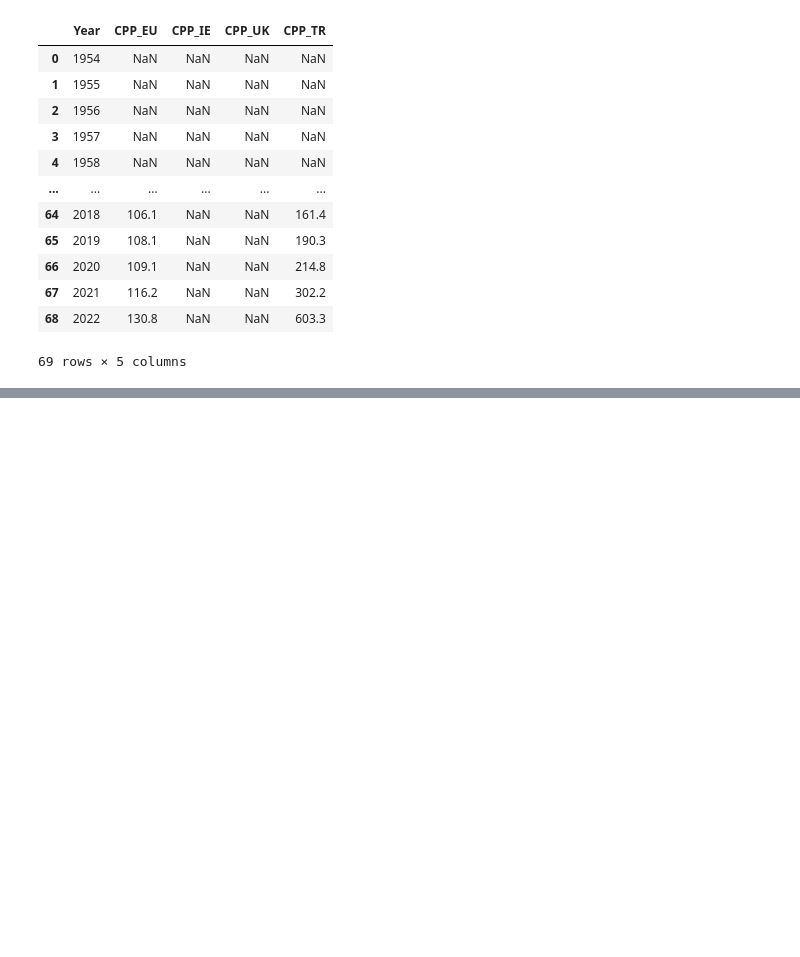
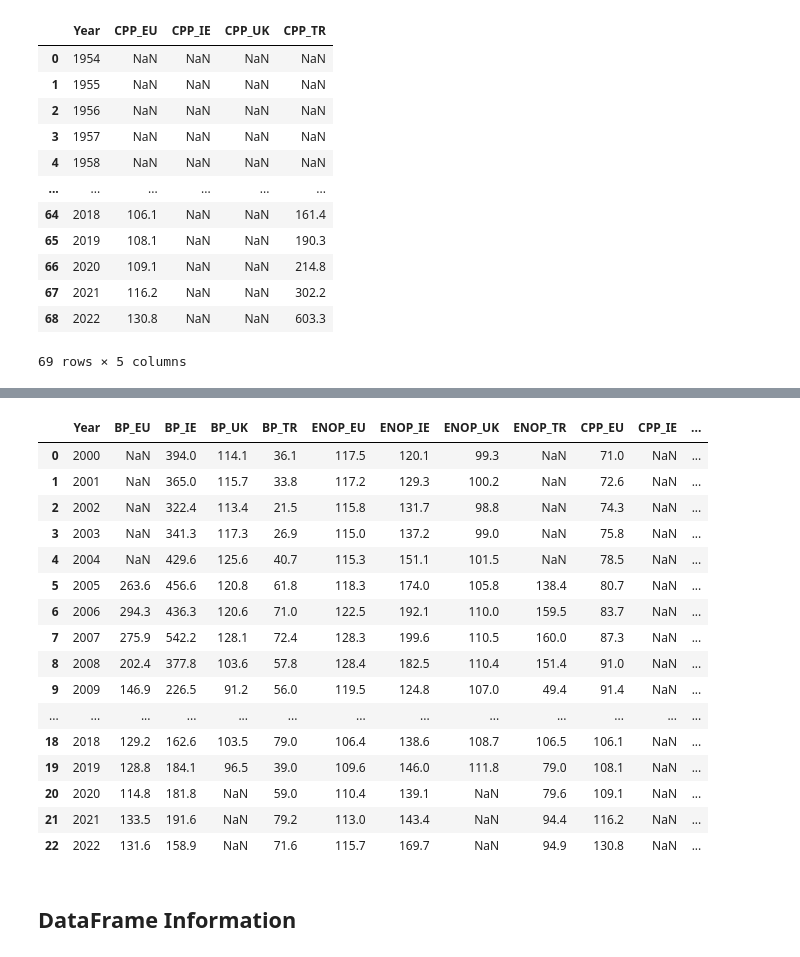
Before and after one commit to mzmalkoc/S1CA2_2023034, a Jupyter notebook: CA2_2023034.ipynb, the cells around one changed output, grey strips where cells are left out. Drawn from its saved outputs; the diff is of its cells as text; code cells hidden in the pictures; blank space fills up the shorter version.

Commit message:
DataFrame is almost ready !

```diff
--- a/CA2_2023034.ipynb
+++ b/CA2_2023034.ipynb
@@ -817,0 +893,4 @@ ConstructionProducePrice.isnull().sum().sum()
+# %%
+# 2023034 - MAHMUT ZAHID MALKOC
+EmploymentNumberOfPersons['Year'] = EmploymentNumberOfPersons['Year'].astype('int64')
+EmploymentNumberOfPersons.dtypes
@@ -817,0 +907,4 @@ ConstructionProducePrice.isnull().sum().sum()
+# %%
+# 2023034 - MAHMUT ZAHID MALKOC
+ConstructionProducePrice['Year'] = ConstructionProducePrice['Year'].astype('int64')
+ConstructionProducePrice.dtypes
@@ -817,0 +918,4 @@ ConstructionProducePrice.isnull().sum().sum()
+# %%
+# 2023034 - MAHMUT ZAHID MALKOC
+merged_df = BuildingsPermits.merge(EmploymentNumberOfPersons, on="Year")
+merged_df
@@ -817,0 +940,24 @@ ConstructionProducePrice.isnull().sum().sum()
+# %%
+# 2023034 - MAHMUT ZAHID MALKOC
+df = merged_df.merge(ConstructionProducePrice, on="Year")
+df
+# %% [output]
+|  | Year | BP_EU | BP_IE | BP_UK | BP_TR | ENOP_EU | ENOP_IE | ENOP_UK | ENOP_TR | CPP_EU | CPP_IE | ... |
+| 0 | 2000 | NaN | 394.0 | 114.1 | 36.1 | 117.5 | 120.1 | 99.3 | NaN | 71.0 | NaN | ... |
+| 1 | 2001 | NaN | 365.0 | 115.7 | 33.8 | 117.2 | 129.3 | 100.2 | NaN | 72.6 | NaN | ... |
+| 2 | 2002 | NaN | 322.4 | 113.4 | 21.5 | 115.8 | 131.7 | 98.8 | NaN | 74.3 | NaN | ... |
+| 3 | 2003 | NaN | 341.3 | 117.3 | 26.9 | 115.0 | 137.2 | 99.0 | NaN | 75.8 | NaN | ... |
+| 4 | 2004 | NaN | 429.6 | 125.6 | 40.7 | 115.3 | 151.1 | 101.5 | NaN | 78.5 | NaN | ... |
+| 5 | 2005 | 263.6 | 456.6 | 120.8 | 61.8 | 118.3 | 174.0 | 105.8 | 138.4 | 80.7 | NaN | ... |
+| 6 | 2006 | 294.3 | 436.3 | 120.6 | 71.0 | 122.5 | 192.1 | 110.0 | 159.5 | 83.7 | NaN | ... |
+| 7 | 2007 | 275.9 | 542.2 | 128.1 | 72.4 | 128.3 | 199.6 | 110.5 | 160.0 | 87.3 | NaN | ... |
+| 8 | 2008 | 202.4 | 377.8 | 103.6 | 57.8 | 128.4 | 182.5 | 110.4 | 151.4 | 91.0 | NaN | ... |
+| 9 | 2009 | 146.9 | 226.5 | 91.2 | 56.0 | 119.5 | 124.8 | 107.0 | 49.4 | 91.4 | NaN | ... |
+| ... | ... | ... | ... | ... | ... | ... | ... | ... | ... | ... | ... | ... |
+| 18 | 2018 | 129.2 | 162.6 | 103.5 | 79.0 | 106.4 | 138.6 | 108.7 | 106.5 | 106.1 | NaN | ... |
+| 19 | 2019 | 128.8 | 184.1 | 96.5 | 39.0 | 109.6 | 146.0 | 111.8 | 79.0 | 108.1 | NaN | ... |
+| 20 | 2020 | 114.8 | 181.8 | NaN | 59.0 | 110.4 | 139.1 | NaN | 79.6 | 109.1 | NaN | ... |
+| 21 | 2021 | 133.5 | 191.6 | NaN | 79.2 | 113.0 | 143.4 | NaN | 94.4 | 116.2 | NaN | ... |
+| 22 | 2022 | 131.6 | 158.9 | NaN | 71.6 | 115.7 | 169.7 | NaN | 94.9 | 130.8 | NaN | ... |
+# %% [markdown]
+## DataFrame Information
```
Also changed, not shown: parts of 42 cells of this notebook.
